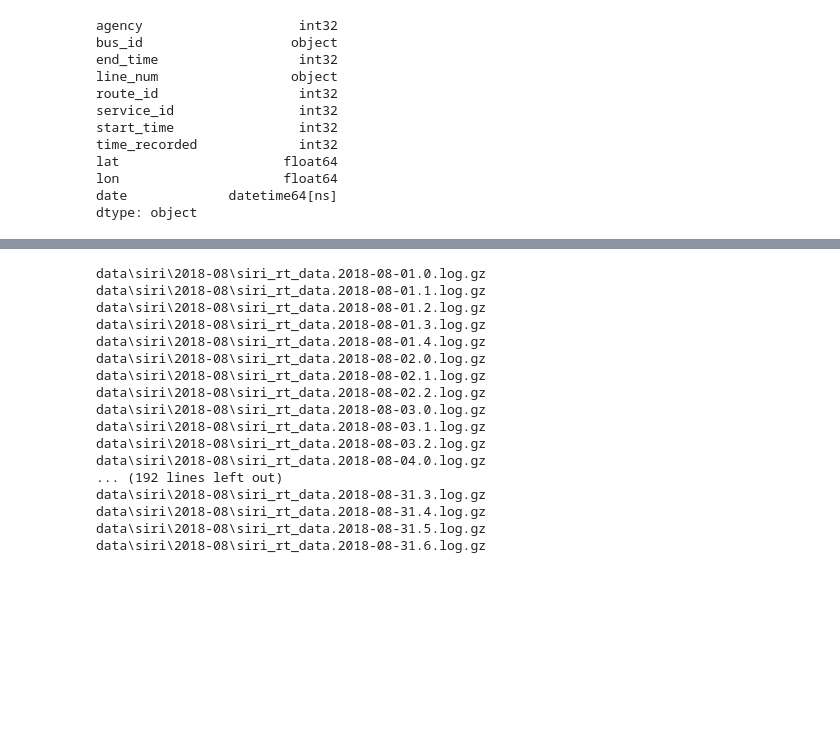
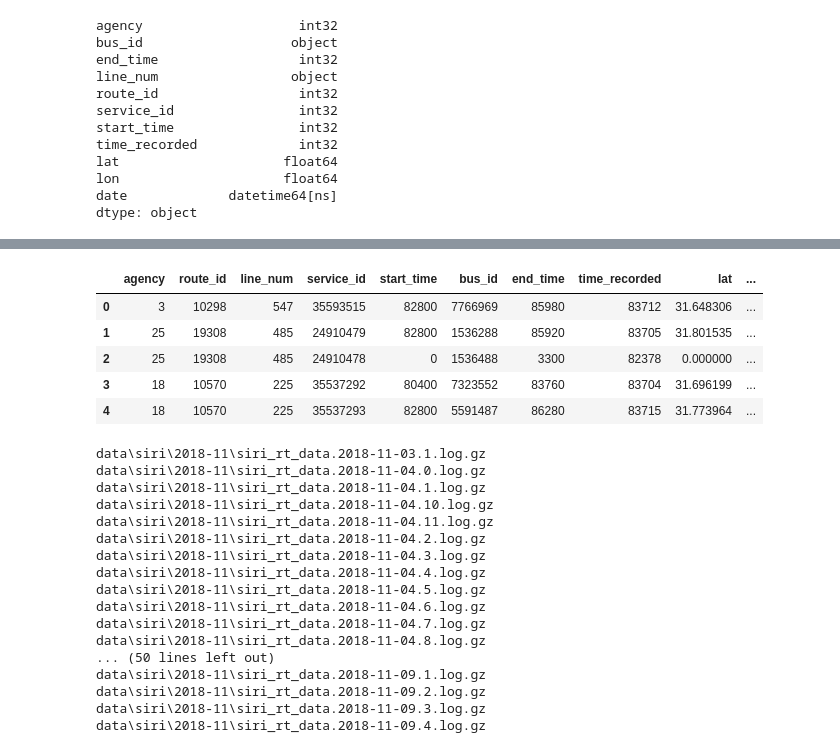
Before and after one commit to cjer/open-bus-explore, a Jupyter notebook: openbus_21_siri.ipynb, the cells around one changed output, grey strips where cells are left out. Cells and saved outputs as stored; diff of their text form; code cells hidden in the pictures; blank space fills up the shorter version.

```diff
--- a/openbus_21_siri.ipynb
+++ b/openbus_21_siri.ipynb
@@ -163,27 +179,57 @@ dtype: object
+# %%
+tf = r"C:\dev\ds\open-bus-explore\data\siri\2018-11\siri_rt_data.2018-11-03.1.log.gz"
+def create_trip_df(path):
+    header = ["timestamp", "desc", "agency",
+              "route_id", "line_num", "service_id",
+              "start_time", "bus_id", "end_time",
+              "time_recorded", "lat", "lon"]
+    date = datetime.datetime.strptime(re.findall('siri_rt_data\\.([^\\.]+)\\.\\d+\\.log', path)[0], '%Y-%m-%d')
+    df = pd.read_csv(path, header=None, error_bad_lines=False)
+    df.columns = header
+    df = df.drop(['timestamp', 'desc'], axis=1)
+    return (df
+              .assign(agency = lambda x: x.agency.astype(int))
+              .assign(service_id = lambda x: x.service_id.astype(int))
+              .assign(route_id = lambda x: x.route_id.astype(int))
+              .assign(lat = lambda x: x.lat.astype(float))
+              .assign(lon = lambda x: x.lon.astype(float))
+              .assign(start_time = lambda x: timestr_to_seconds(x.start_time, only_mins=True))
+              .assign(end_time = lambda x: timestr_to_seconds(x.end_time, only_mins=True))
+              .assign(time_recorded = lambda x: timestr_to_seconds(x.time_recorded))
+              .assign(date = date))
+
+t = create_trip_df(tf)
+t.head()
+# %% [output]
+|  | agency | route_id | line_num | service_id | start_time | bus_id | end_time | time_recorded | lat | ... |
+| 0 | 3 | 10298 | 547 | 35593515 | 82800 | 7766969 | 85980 | 83712 | 31.648306 | ... |
+| 1 | 25 | 19308 | 485 | 24910479 | 82800 | 1536288 | 85920 | 83705 | 31.801535 | ... |
+| 2 | 25 | 19308 | 485 | 24910478 | 0 | 1536488 | 3300 | 82378 | 0.000000 | ... |
+| 3 | 18 | 10570 | 225 | 35537292 | 80400 | 7323552 | 83760 | 83704 | 31.696199 | ... |
+| 4 | 18 | 10570 | 225 | 35537293 | 82800 | 5591487 | 86280 | 83715 | 31.773964 | ... |
 # %%
-from glob import glob
-import os
-
+FOLDER = 'data\\siri\\2018-11'
 for file in glob(FOLDER+'/*.log.gz'):
     print(file)
     df = create_trip_df(file)
     bn = os.path.splitext(file)[0]
     df.to_parquet(bn + '.parq')
+    os.remove(file)
 # %% [output]
-data\siri\2018-08\siri_rt_data.2018-08-01.0.log.gz
-data\siri\2018-08\siri_rt_data.2018-08-01.1.log.gz
-data\siri\2018-08\siri_rt_data.2018-08-01.2.log.gz
-data\siri\2018-08\siri_rt_data.2018-08-01.3.log.gz
-data\siri\2018-08\siri_rt_data.2018-08-01.4.log.gz
-data\siri\2018-08\siri_rt_data.2018-08-02.0.log.gz
-data\siri\2018-08\siri_rt_data.2018-08-02.1.log.gz
-data\siri\2018-08\siri_rt_data.2018-08-02.2.log.gz
-data\siri\2018-08\siri_rt_data.2018-08-03.0.log.gz
-data\siri\2018-08\siri_rt_data.2018-08-03.1.log.gz
-data\siri\2018-08\siri_rt_data.2018-08-03.2.log.gz
-data\siri\2018-08\siri_rt_data.2018-08-04.0.log.gz
-... (192 lines left out)
-data\siri\2018-08\siri_rt_data.2018-08-31.3.log.gz
-data\siri\2018-08\siri_rt_data.2018-08-31.4.log.gz
-data\siri\2018-08\siri_rt_data.2018-08-31.5.log.gz
-data\siri\2018-08\siri_rt_data.2018-08-31.6.log.gz
+data\siri\2018-11\siri_rt_data.2018-11-03.1.log.gz
+data\siri\2018-11\siri_rt_data.2018-11-04.0.log.gz
+data\siri\2018-11\siri_rt_data.2018-11-04.1.log.gz
+data\siri\2018-11\siri_rt_data.2018-11-04.10.log.gz
+data\siri\2018-11\siri_rt_data.2018-11-04.11.log.gz
+data\siri\2018-11\siri_rt_data.2018-11-04.2.log.gz
+data\siri\2018-11\siri_rt_data.2018-11-04.3.log.gz
+data\siri\2018-11\siri_rt_data.2018-11-04.4.log.gz
+data\siri\2018-11\siri_rt_data.2018-11-04.5.log.gz
+data\siri\2018-11\siri_rt_data.2018-11-04.6.log.gz
+data\siri\2018-11\siri_rt_data.2018-11-04.7.log.gz
+data\siri\2018-11\siri_rt_data.2018-11-04.8.log.gz
+... (50 lines left out)
+data\siri\2018-11\siri_rt_data.2018-11-09.1.log.gz
+data\siri\2018-11\siri_rt_data.2018-11-09.2.log.gz
+data\siri\2018-11\siri_rt_data.2018-11-09.3.log.gz
+data\siri\2018-11\siri_rt_data.2018-11-09.4.log.gz
```
Also changed, not shown: parts of 12 cells of this notebook, 18 other files.
